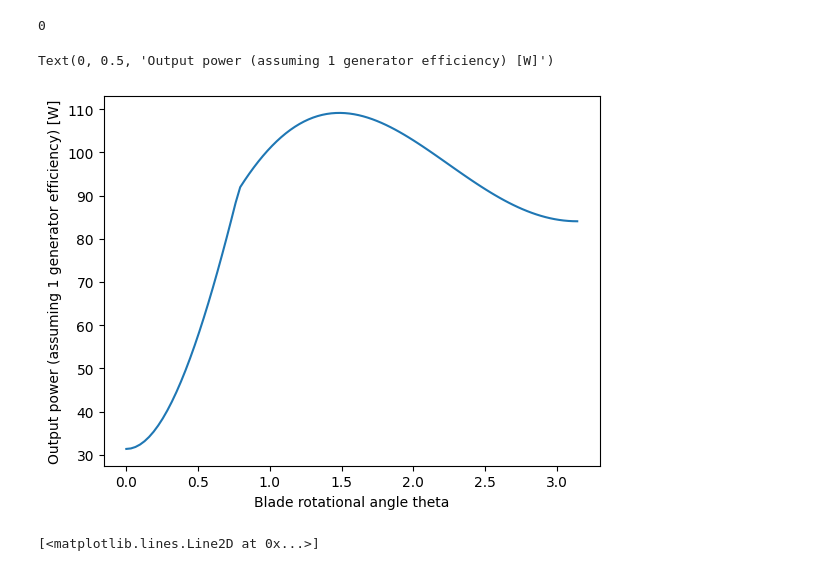
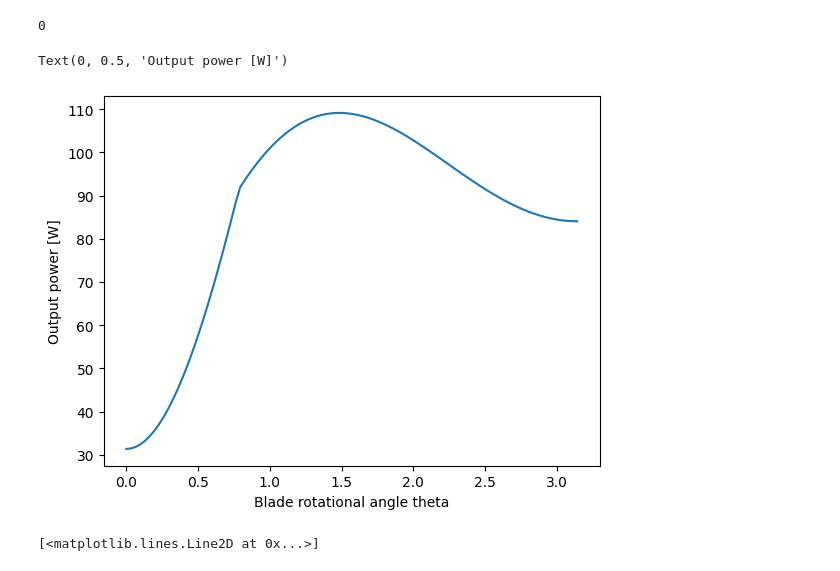
Before and after one commit to pilipb/DP4-code, a Jupyter notebook: test.ipynb, the cells around one changed output. Saved outputs shown, nothing was run; the diff lists cells and outputs as text; code cells hidden in the pictures.

```diff
--- a/test.ipynb
+++ b/test.ipynb
@@ -54,11 +54,11 @@ turbine.find_power(turbine_RPM)
 # %%
 # with the turbine created, it is now possible to show plots of the various readings
 plt.plot(turbine.theta, turbine.output_power_list)
 plt.xlabel('Blade rotational angle theta')
-plt.ylabel('Output power (assuming 1 generator efficiency) [W]')
+plt.ylabel('Output power [W]')
 # %% [output]
-Text(0, 0.5, 'Output power (assuming 1 generator efficiency) [W]')
+Text(0, 0.5, 'Output power [W]')
-[figure, old version]
+[figure, new version]
 # %%
 plt.plot(turbine.theta,turbine.mom_list)
 # %% [output]
```
Also changed, not shown: 1 other file.
